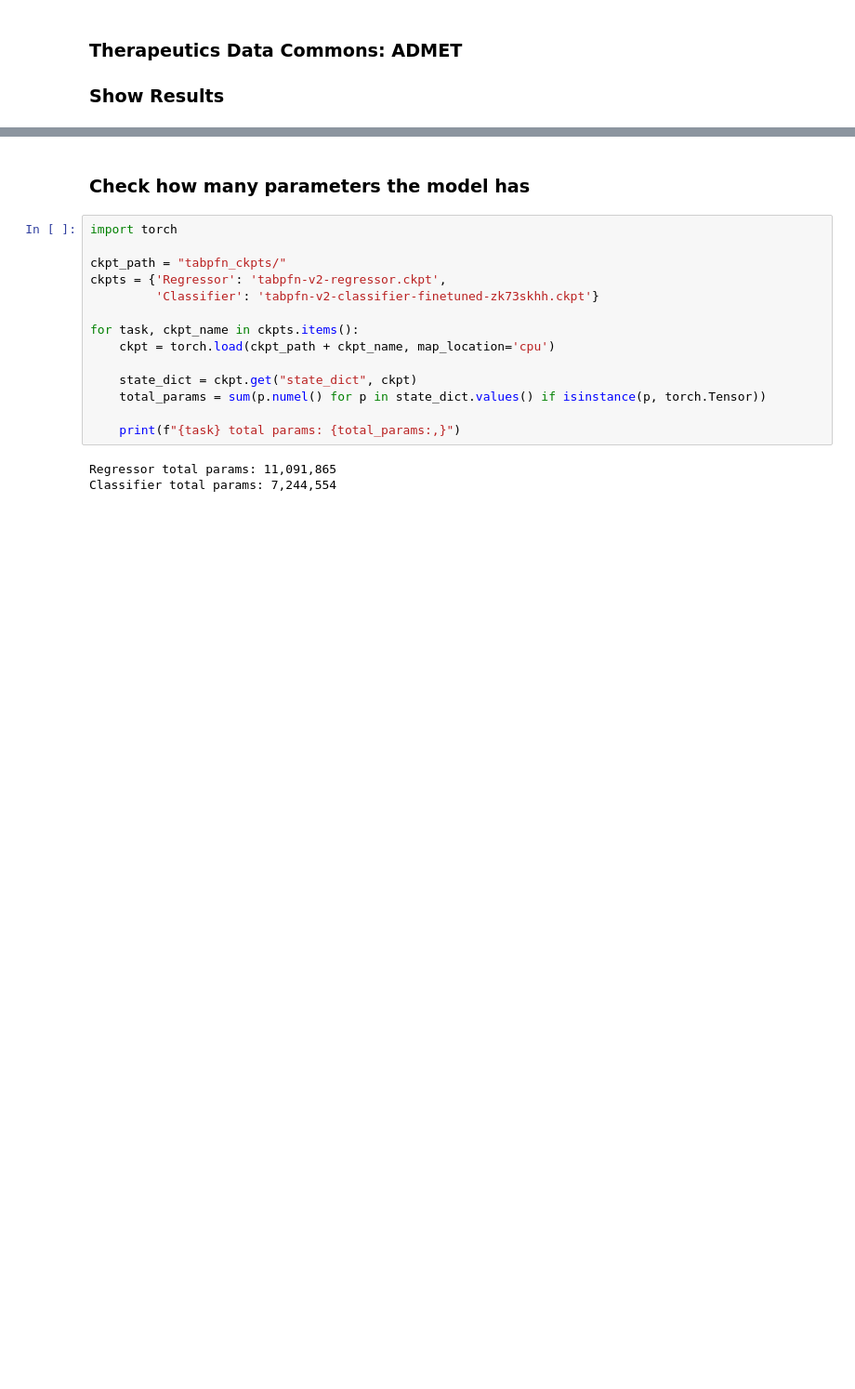
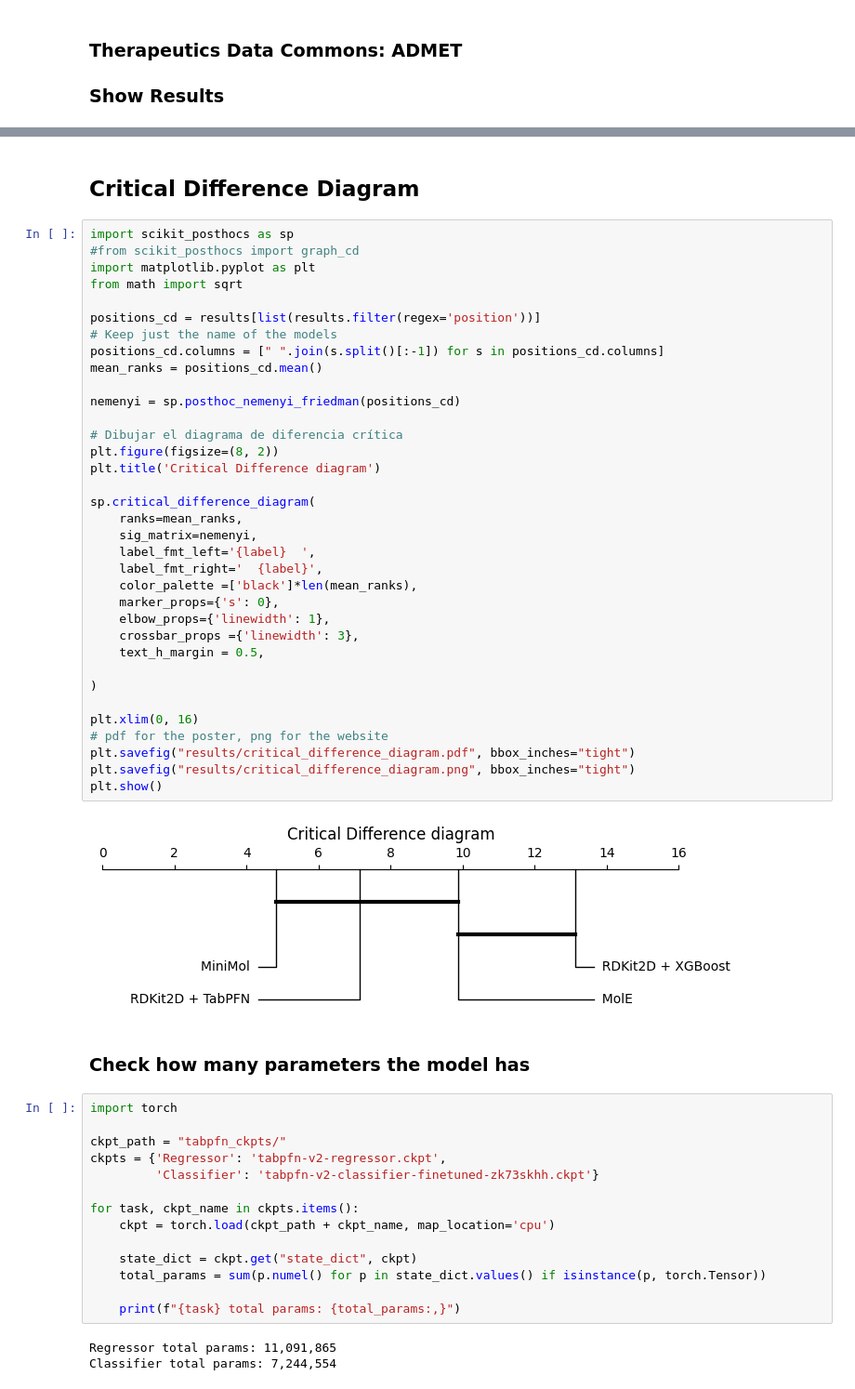
Before and after one commit to oroelipas/TabPFN-TDC, a Jupyter notebook: show_results.ipynb, the cells around one changed output, grey strips where cells are left out. Shown at 93% size. Drawn from its saved outputs; the diff is of its cells as text; blank space fills up the shorter version.

Commit message:
critical difference diagram

```diff
--- a/show_results.ipynb
+++ b/show_results.ipynb
@@ -65,6 +65,45 @@ TabPFN > XGBoost:    19 times
 | ames | AUROC (↑) | classification | 0.883 ± 0.005 | 0.849 ± 0.004 | 9 | 0.883 ± 0.005 | 1 | ... |
 | dili | AUROC (↑) | classification | 0.956 ± 0.006 | 0.956 ± 0.006 | 1 | 0.577 ± 0.021 | 23 | ... |
 | ld50_zhu | MAE (↓) | regression | 0.552 ± 0.009 | 0.585 ± 0.008 | 3 | 0.823 ± 0.019 | 25 | ... |
+# %% [markdown]
+## Critical Difference Diagram
+# %%
+import scikit_posthocs as sp
+#from scikit_posthocs import graph_cd
+import matplotlib.pyplot as plt
+from math import sqrt
+
+positions_cd = results[list(results.filter(regex='position'))]
+# Keep just the name of the models
+positions_cd.columns = [" ".join(s.split()[:-1]) for s in positions_cd.columns]
+mean_ranks = positions_cd.mean()
+
+nemenyi = sp.posthoc_nemenyi_friedman(positions_cd)
+
+# Dibujar el diagrama de diferencia crítica
+plt.figure(figsize=(8, 2))
+plt.title('Critical Difference diagram')
+
+sp.critical_difference_diagram(
+    ranks=mean_ranks,
+    sig_matrix=nemenyi,
+    label_fmt_left='{label}  ',
+    label_fmt_right='  {label}',
+    color_palette =['black']*len(mean_ranks),
+    marker_props={'s': 0},
+    elbow_props={'linewidth': 1},
+    crossbar_props ={'linewidth': 3},
+    text_h_margin = 0.5,
+
+)
+
+plt.xlim(0, 16)
+# pdf for the poster, png for the website
+plt.savefig("results/critical_difference_diagram.pdf", bbox_inches="tight")
+plt.savefig("results/critical_difference_diagram.png", bbox_inches="tight")
+plt.show()
+# %% [output]
+[figure, added]
 # %% [markdown]
 ### Check how many parameters the model has
 # %%
```
Also changed, not shown: parts of 1 cell of this notebook, 2 other files.
